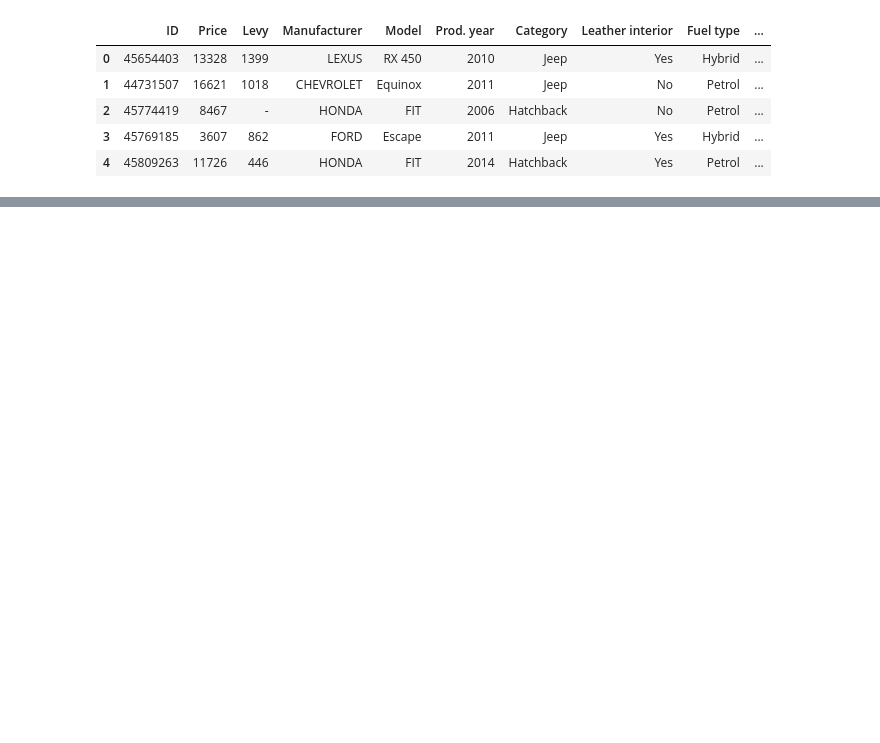
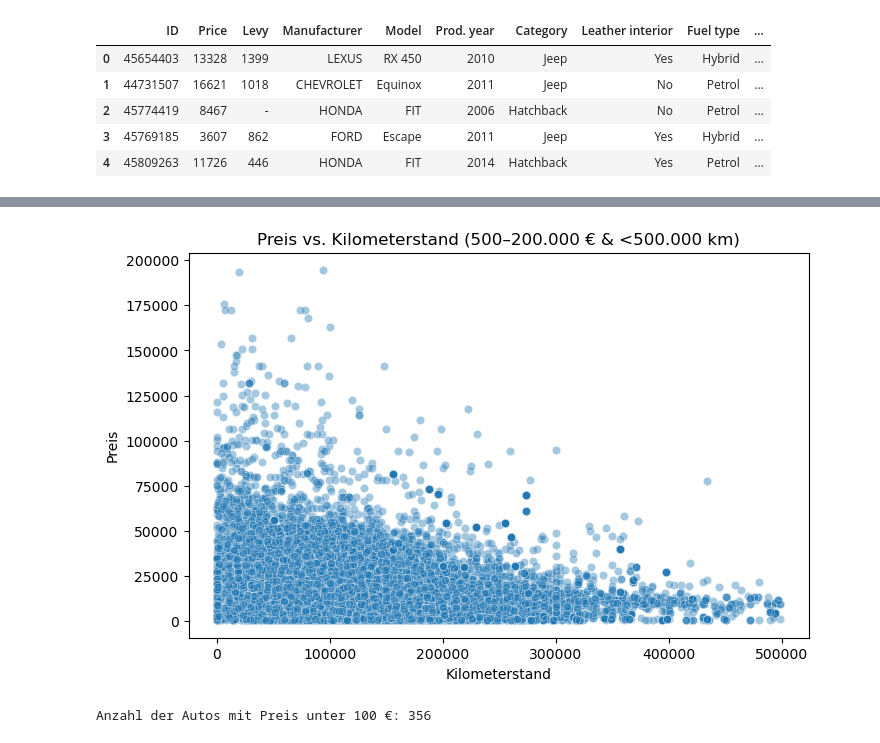
Before and after one commit to obaidullah-Mushtaq/car-price-prediction, a Jupyter notebook: car_price_analysis.ipynb, the cells around one changed output, grey strips where cells are left out. Drawn from its saved outputs; the diff is of its cells as text; code cells hidden in the pictures; blank space fills up the shorter version.

```diff
--- a/car_price_analysis.ipynb
+++ b/car_price_analysis.ipynb
@@ -18,0 +98,25 @@ df.head()
+# %%
+# Filter für realistische Preise und Kilometerstände ab 500 bis 200.000 Euro
+import matplotlib.pyplot as plt
+import seaborn as sns
+
+df_filtered = df[
+    (df["Price"] >= 500) & (df["Price"] < 200000) &
+    (df["Mileage"] < 500000)
+]
+
+plt.figure(figsize=(8, 5))
+sns.scatterplot(data=df_filtered, x="Mileage", y="Price", alpha=0.4)
+plt.title("Preis vs. Kilometerstand (500–200.000 € & <500.000 km)")
+plt.xlabel("Kilometerstand")
+plt.ylabel("Preis")
+plt.show()
+# %% [output]
+[figure, added]
+# %%
+# Anzahl der Autos mit Preis unter 100 €
+anzahl_unter_100 = df[df["Price"] < 100].shape[0]
+
+print(f"Anzahl der Autos mit Preis unter 100 €: {anzahl_unter_100}")
+# %% [output]
+Anzahl der Autos mit Preis unter 100 €: 356
```
Also changed, not shown: parts of 21 cells of this notebook.
